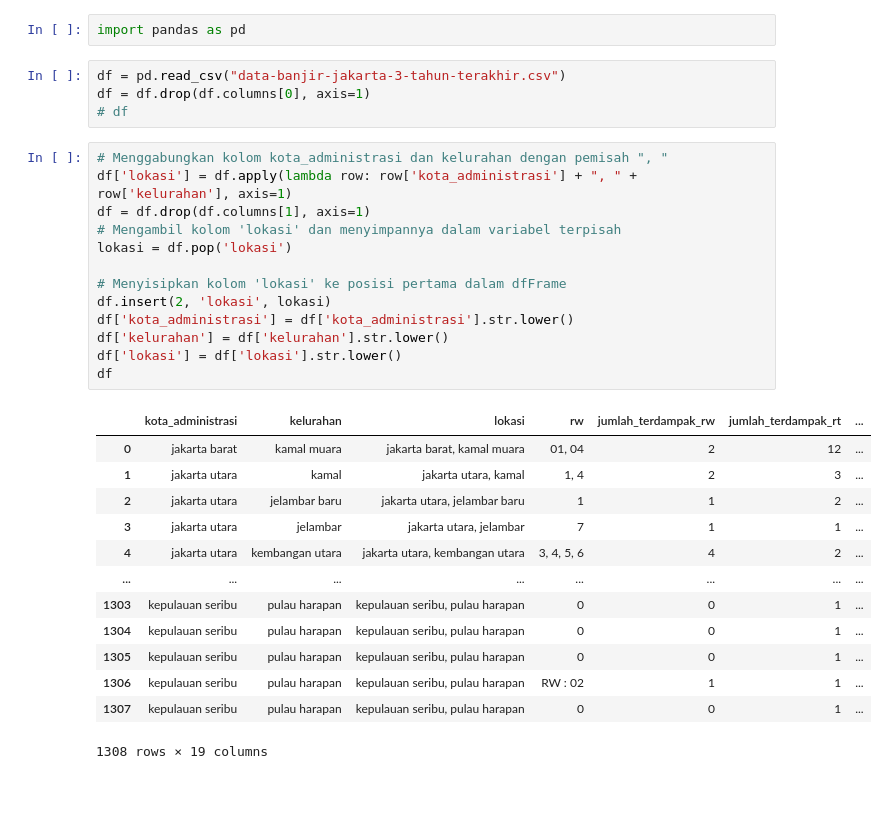
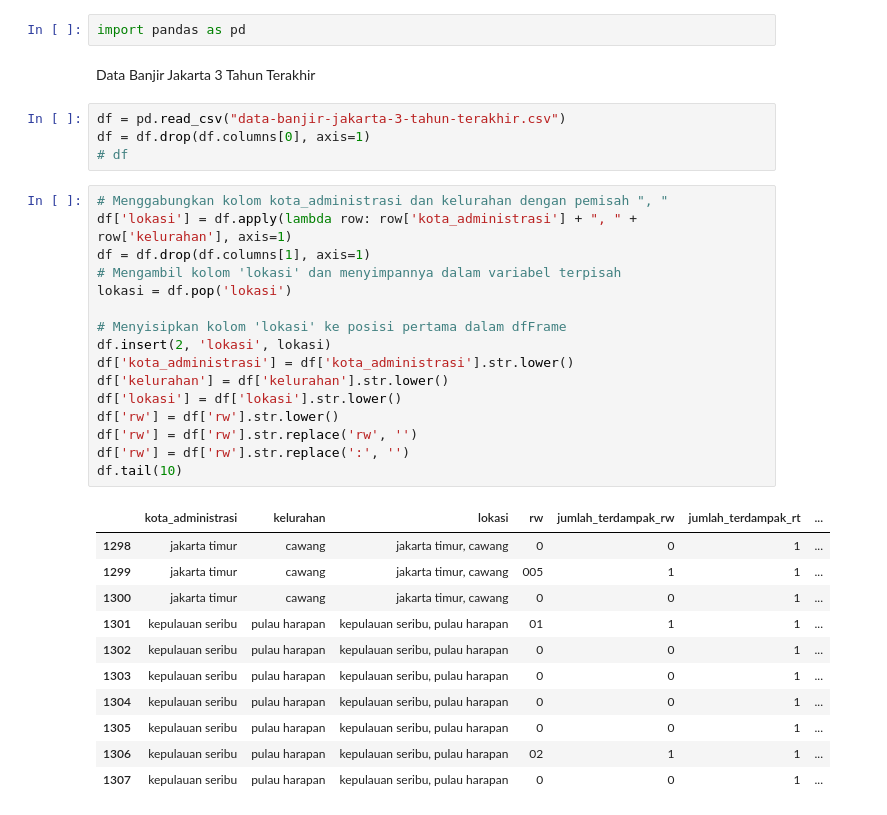
Before and after one commit to mazizr/Compfest-DAS, a Jupyter notebook: EDA_data_banjir.ipynb, the cells around one changed output. Saved outputs shown, nothing was run; the diff lists cells and outputs as text.

```diff
--- a/EDA_data_banjir.ipynb
+++ b/EDA_data_banjir.ipynb
@@ -1,5 +1,7 @@
 # %%
 import pandas as pd
+# %% [markdown]
+Data Banjir Jakarta 3 Tahun Terakhir
 # %%
 df = pd.read_csv("data-banjir-jakarta-3-tahun-terakhir.csv")
 df = df.drop(df.columns[0], axis=1)
@@ -7,27 +9,28 @@ df = df.drop(df.columns[0], axis=1)
 # %%
 # Menggabungkan kolom kota_administrasi dan kelurahan dengan pemisah ", "
 df['lokasi'] = df.apply(lambda row: row['kota_administrasi'] + ", " + row['kelurahan'], axis=1)
 df = df.drop(df.columns[1], axis=1)
 # Mengambil kolom 'lokasi' dan menyimpannya dalam variabel terpisah
 lokasi = df.pop('lokasi')
 
 # Menyisipkan kolom 'lokasi' ke posisi pertama dalam dfFrame
 df.insert(2, 'lokasi', lokasi)
 df['kota_administrasi'] = df['kota_administrasi'].str.lower()
 df['kelurahan'] = df['kelurahan'].str.lower()
 df['lokasi'] = df['lokasi'].str.lower()
-df
+df['rw'] = df['rw'].str.lower()
+df['rw'] = df['rw'].str.replace('rw', '')
+df['rw'] = df['rw'].str.replace(':', '')
+df.tail(10)
 # %% [output]
 |  | kota_administrasi | kelurahan | lokasi | rw | jumlah_terdampak_rw | jumlah_terdampak_rt | ... |
-| 0 | jakarta barat | kamal muara | jakarta barat, kamal muara | 01, 04 | 2 | 12 | ... |
-| 1 | jakarta utara | kamal | jakarta utara, kamal | 1, 4 | 2 | 3 | ... |
-| 2 | jakarta utara | jelambar baru | jakarta utara, jelambar baru | 1 | 1 | 2 | ... |
-| 3 | jakarta utara | jelambar | jakarta utara, jelambar | 7 | 1 | 1 | ... |
-| 4 | jakarta utara | kembangan utara | jakarta utara, kembangan utara | 3, 4, 5, 6 | 4 | 2 | ... |
-| ... | ... | ... | ... | ... | ... | ... | ... |
+| 1298 | jakarta timur | cawang | jakarta timur, cawang | 0 | 0 | 1 | ... |
+| 1299 | jakarta timur | cawang | jakarta timur, cawang | 005 | 1 | 1 | ... |
+| 1300 | jakarta timur | cawang | jakarta timur, cawang | 0 | 0 | 1 | ... |
+| 1301 | kepulauan seribu | pulau harapan | kepulauan seribu, pulau harapan | 01 | 1 | 1 | ... |
+| 1302 | kepulauan seribu | pulau harapan | kepulauan seribu, pulau harapan | 0 | 0 | 1 | ... |
 | 1303 | kepulauan seribu | pulau harapan | kepulauan seribu, pulau harapan | 0 | 0 | 1 | ... |
 | 1304 | kepulauan seribu | pulau harapan | kepulauan seribu, pulau harapan | 0 | 0 | 1 | ... |
 | 1305 | kepulauan seribu | pulau harapan | kepulauan seribu, pulau harapan | 0 | 0 | 1 | ... |
-| 1306 | kepulauan seribu | pulau harapan | kepulauan seribu, pulau harapan | RW : 02 | 1 | 1 | ... |
+| 1306 | kepulauan seribu | pulau harapan | kepulauan seribu, pulau harapan | 02 | 1 | 1 | ... |
 | 1307 | kepulauan seribu | pulau harapan | kepulauan seribu, pulau harapan | 0 | 0 | 1 | ... |
-1308 rows × 19 columns
```
Also changed, not shown: parts of 17 cells of this notebook, 11 other files.
